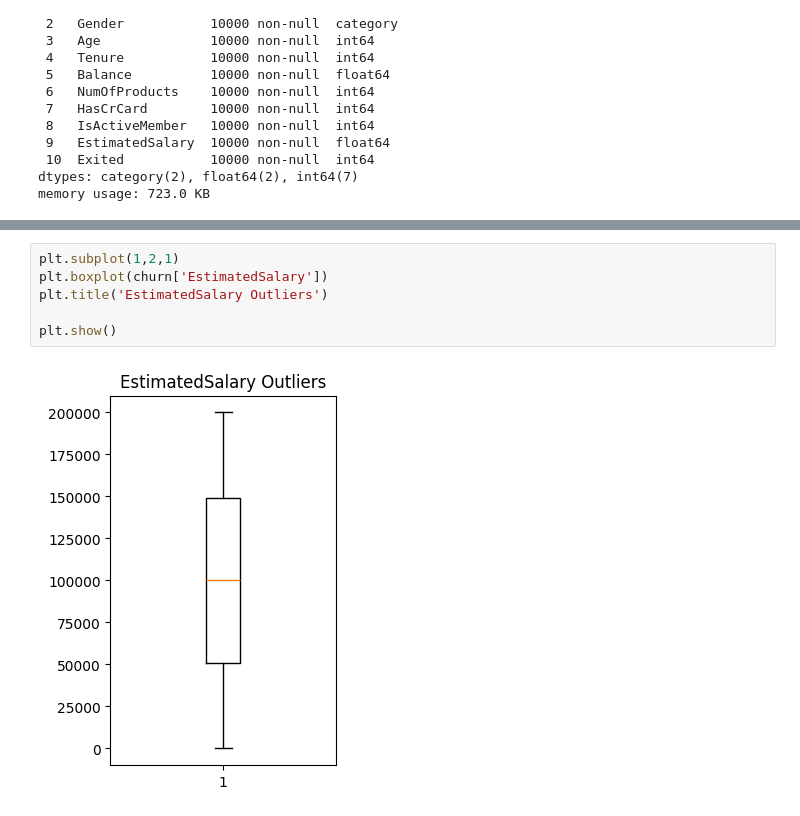
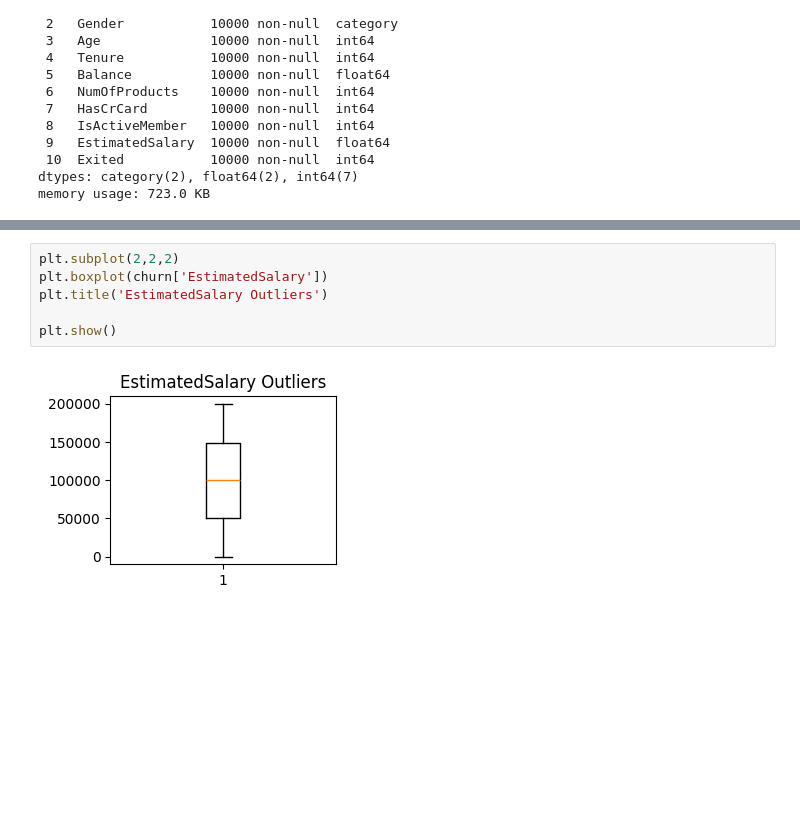
Before and after one commit to ZainabManzoorr/Financial-Risk-and-Customer-Retention-Modelling, a Jupyter notebook: data_explore.ipynb, the cells around one changed output, grey strips where cells are left out. Cells and saved outputs as stored; diff of their text form; blank space fills up the shorter version.

```diff
--- a/data_explore.ipynb
+++ b/data_explore.ipynb
@@ -143,8 +143,8 @@ plt.show()
 # %%
-plt.subplot(1,2,1)
+plt.subplot(2,2,2)
 plt.boxplot(churn['EstimatedSalary'])
 plt.title('EstimatedSalary Outliers')
 
 plt.show()
 # %% [output]
-[figure, old version]
+[figure, new version]
```
Also changed, not shown: parts of 4 cells of this notebook.
